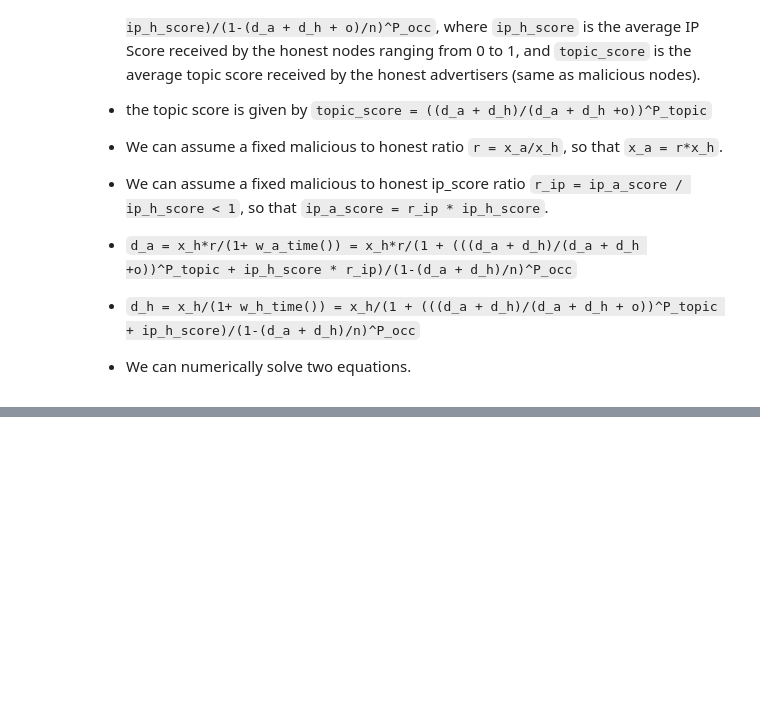
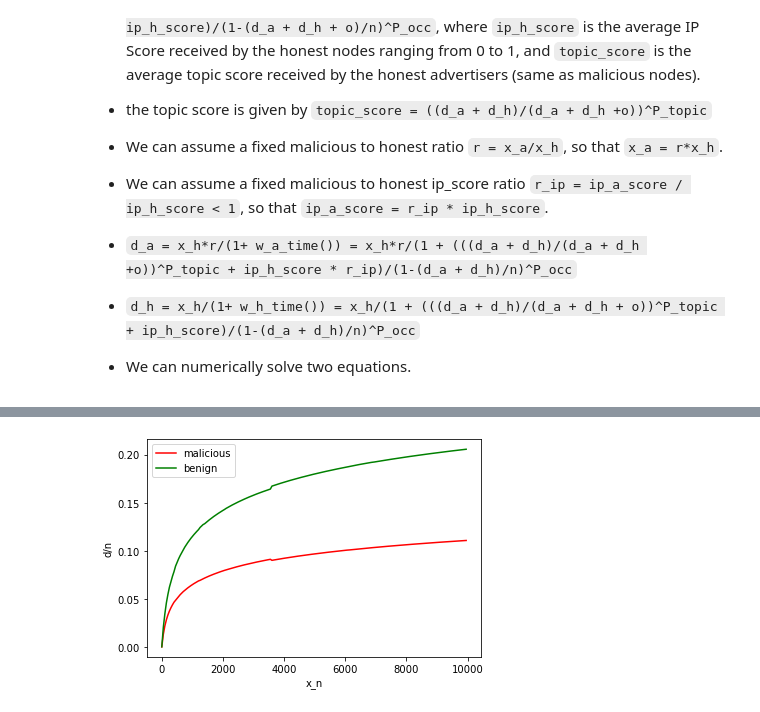
Before and after one commit to datahop/p2p-service-discovery, a Jupyter notebook: service-discovery/python/math.ipynb, the cells around one changed output, grey strips where cells are left out. Cells and saved outputs as stored; diff of their text form; code cells hidden in the pictures; blank space fills up the shorter version.

```diff
--- a/service-discovery/python/math.ipynb
+++ b/service-discovery/python/math.ipynb
@@ -242,9 +242,9 @@ ax = fig.add_subplot()
 x_vals = []
 da_vals = []
 dh_vals = []
-for x_h in range(1, 10000):
+for x_h in range(1, 10000, 50):
     # Use the numerical solver to find the roots
-    d_initial_guess = (10, 10)
+    d_initial_guess = (100, 100)
     d_solution = fsolve(func, d_initial_guess)
     x_vals.append(x_h)
     da_vals.append(d_solution[0]/n)
@@ -261,0 +260 @@ plt.show()
+[figure, added]
```
Also changed, not shown: parts of 1 cell of this notebook.
